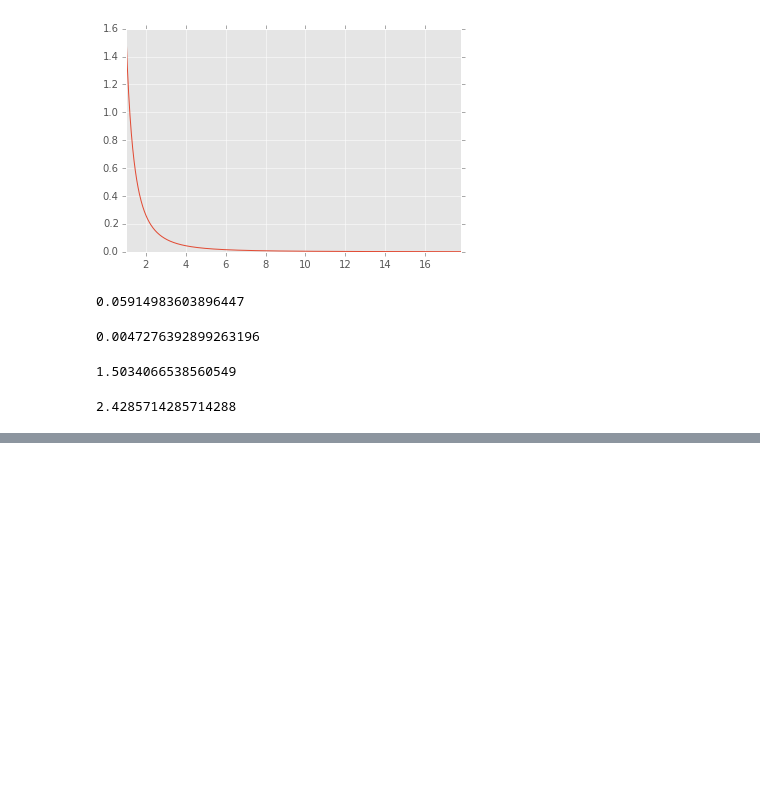
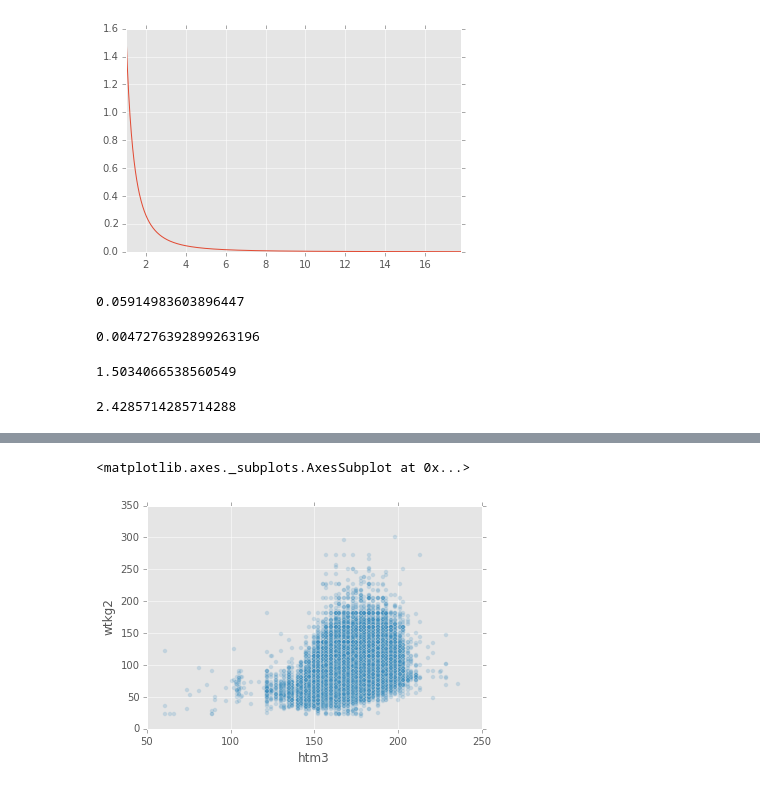
Before and after one commit to doolingdavid/ThinkStats2, a Jupyter notebook: code/notes.ipynb, the cells around one changed output, grey strips where cells are left out. Saved outputs shown, nothing was run; the diff lists cells and outputs as text; code cells hidden in the pictures; blank space fills up the shorter version.

```diff
--- a/code/notes.ipynb
+++ b/code/notes.ipynb
@@ -2214,0 +2539,2 @@ dist.mean()
+# %%
+df = brfss.ReadBrfss(nrows=None)
@@ -2214,0 +2571,5 @@ dist.mean()
+# %%
+df.plot(kind='scatter',x='htm3',y='wtkg2',alpha=.2)
+# %% [output]
+<matplotlib.axes._subplots.AxesSubplot at 0x...>
+[figure, added]
```
Also changed, not shown: parts of 24 cells of this notebook.
